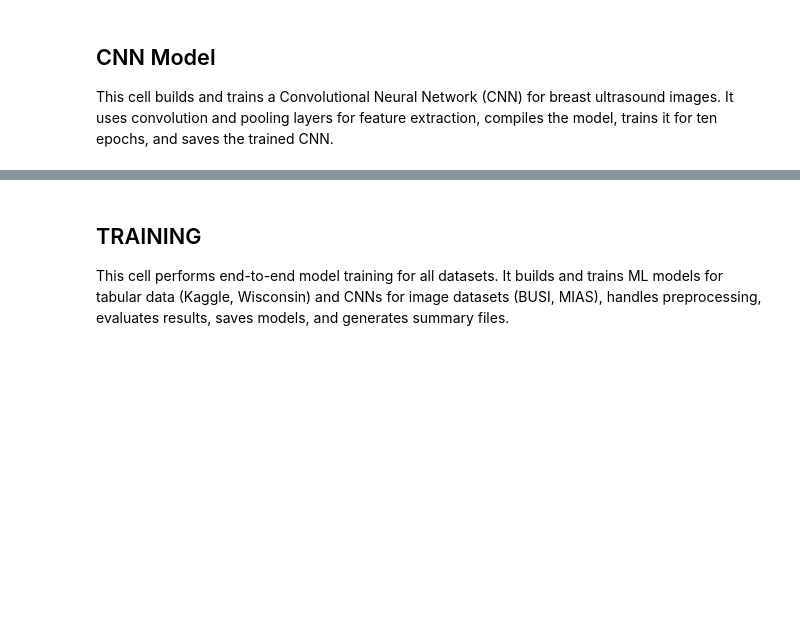
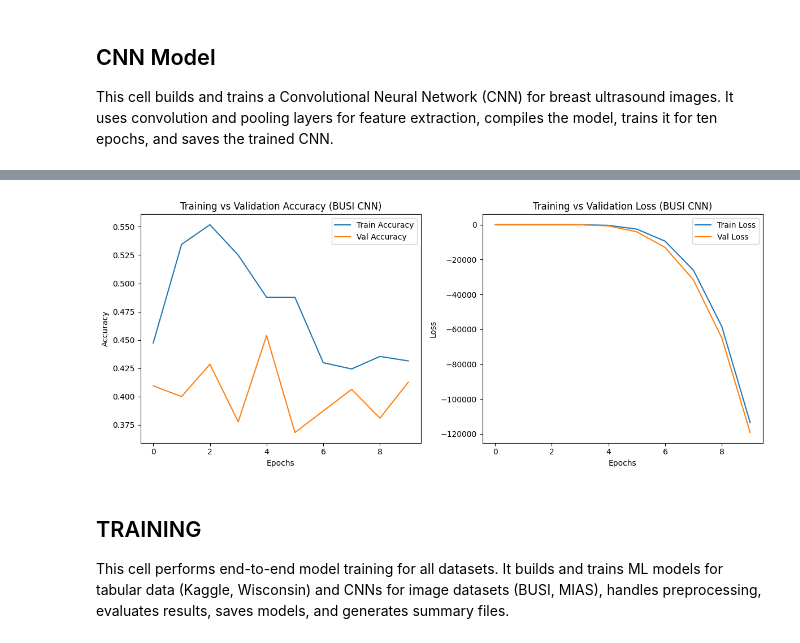
Before and after one commit to nkeseeyo/datasets-nk, a Jupyter notebook: C92550.ipynb, the cells around one changed output, grey strips where cells are left out. Drawn from its saved outputs; the diff is of its cells as text; code cells hidden in the pictures; blank space fills up the shorter version.

```diff
--- a/C92550.ipynb
+++ b/C92550.ipynb
@@ -601,6 +612,32 @@ history = cnn.fit(train_ultra, validation_data=val_ultra, epochs=10)
 # STEP 6 — Save the model
 os.makedirs("models", exist_ok=True)
 cnn.save("models/CNN_BUSI.h5")
+
+# STEP 7 — Plot CNN training history
+import matplotlib.pyplot as plt
+
+plt.figure(figsize=(12, 5))
+
+# Plot accuracy
+plt.subplot(1, 2, 1)
+plt.plot(history.history['accuracy'], label='Train Accuracy')
+plt.plot(history.history['val_accuracy'], label='Val Accuracy')
+plt.title('Training vs Validation Accuracy (BUSI CNN)')
+plt.xlabel('Epochs')
+plt.ylabel('Accuracy')
+plt.legend()
+
+# Plot loss
+plt.subplot(1, 2, 2)
+plt.plot(history.history['loss'], label='Train Loss')
+plt.plot(history.history['val_loss'], label='Val Loss')
+plt.title('Training vs Validation Loss (BUSI CNN)')
+plt.xlabel('Epochs')
+plt.ylabel('Loss')
+plt.legend()
+
+plt.tight_layout()
+plt.show()
 # %% [output]
 Requirement already satisfied: tensorflow in /usr/local/lib/python3.12/dist-packages (2.19.0)
 Requirement already satisfied: absl-py>=1.0.0 in /usr/local/lib/python3.12/dist-packages (from tensorflow) (1.4.0)
@@ -643,3 +660,4 @@ WARNING:absl:You are saving your model as an HDF5 file via `model.save()` or `ke
+[figure, added]
 # %% [markdown]
 ## TRAINING
 This cell performs end-to-end model training for all datasets. It builds and trains ML models for tabular data (Kaggle, Wisconsin) and CNNs for image datasets (BUSI, MIAS), handles preprocessing, evaluates results, saves models, and generates summary files.
```
Also changed, not shown: parts of 6 cells of this notebook.
